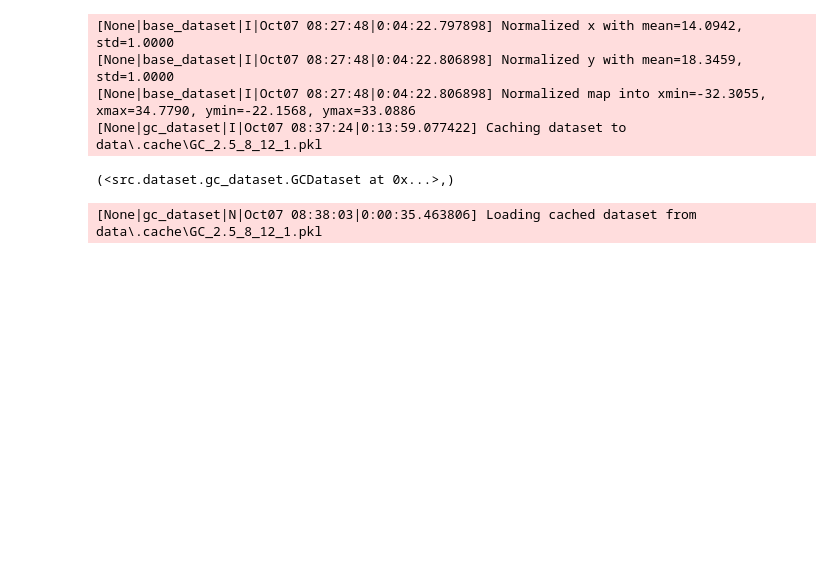
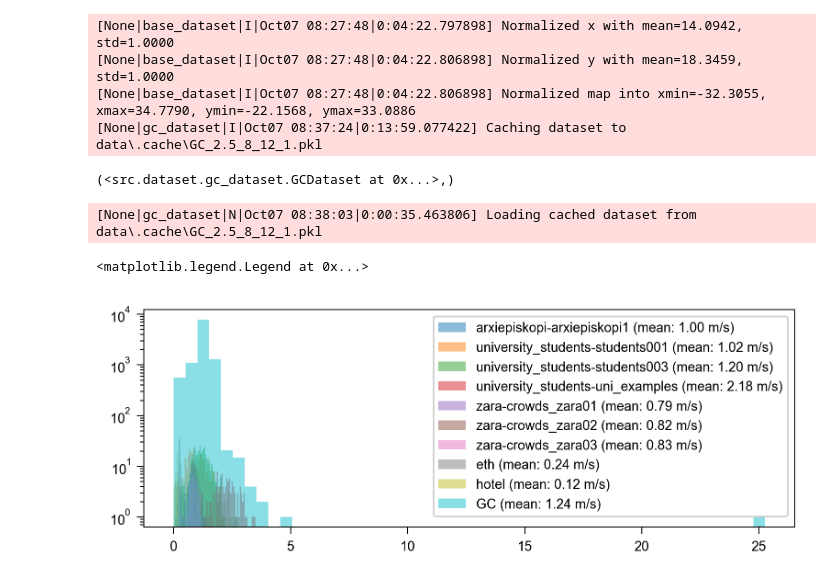
Before and after one commit to yuzhTHU/HuaweiCrowdSimulationCodeRelease, a Jupyter notebook: scripts/251007检查速度分布.ipynb, the cells around one changed output. Drawn from its saved outputs; the diff is of its cells as text; code cells hidden in the pictures; blank space fills up the shorter version.

```diff
--- a/scripts/251007检查速度分布.ipynb
+++ b/scripts/251007检查速度分布.ipynb
@@ -35,20 +35,27 @@ dataset_list = [
 # %%
 speed_dict = {}
 for dataset in dataset_list:
+    if isinstance(dataset, SDDDataset):
+        continue
     df = dataset.df_data
     speed_dict[dataset.name] = []
     for id, group in df.groupby('id'):
         speed = group[['x', 'y']].diff().pow(2).sum(axis=1).pow(0.5).div(group['f'].diff() / args.fps)
         # speed_dict[dataset.name].extend(speed.dropna().tolist())
         speed_dict[dataset.name].append(speed.mean())
 
 import numpy as np
 import matplotlib.pyplot as plt
 from src.utils.plot import get_fig
 
 fi, fig, axes = get_fig(1, 1, AW=12, AH=4, dpi=300)
 
 for name, speeds in speed_dict.items():
     speeds = np.array(speeds)
-    speeds = speeds[~np.isnan(speeds)]
+    speeds = speeds[np.isfinite(speeds)]
     axes[0].hist(speeds, bins=50, alpha=0.5, label=f"{name} (mean: {speeds.mean():.2f} m/s)")
+axes[0].semilogy()
+axes[0].legend()
+# %% [output]
+<matplotlib.legend.Legend at 0x...>
+[figure, added]
```
Also changed, not shown: parts of 1 cell of this notebook.
